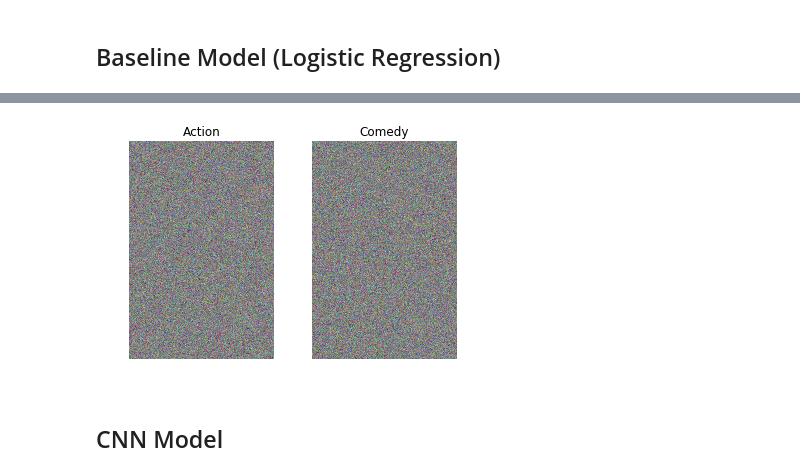
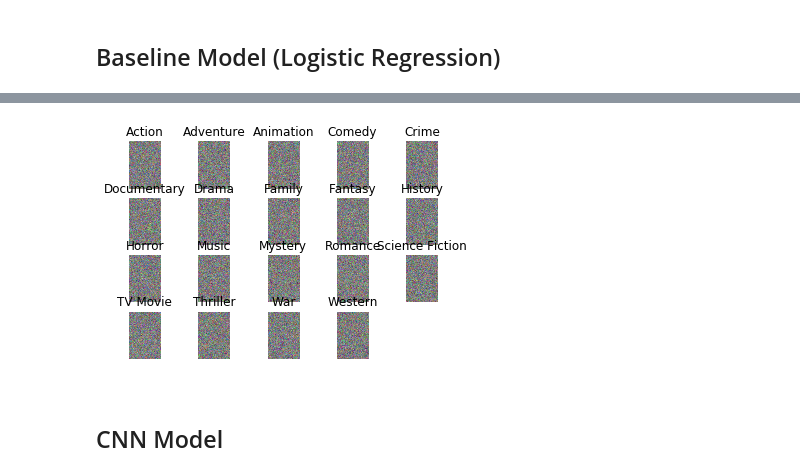
Before and after one commit to hsmall/CS231N-MoviePosters, a Jupyter notebook: experiments.ipynb, the cells around one changed output, grey strips where cells are left out. Cells and saved outputs as stored; diff of their text form; code cells hidden in the pictures.

Commit message:
Working versions of Logistic Regression / CNN (need to tune network depth/params to avoid overfitting).

```diff
--- a/experiments.ipynb
+++ b/experiments.ipynb
@@ -47,7 +48,7 @@ USED_GENRES_LIST = ALL_GENRES_LIST
 
 # Load and Shuffle Data.
 start_time = current_time_millis()
-posters = np.load('movie_data/posters_float.npy')
+posters = np.load('movie_data/posters.npy')
 genres = np.load('movie_data/genres.npy')
 posters, genres = sklearn.utils.shuffle(posters, genres)
 end_time = current_time_millis()
@@ -55,8 +56,8 @@ print('Loading Data took {0} seconds\n'.format((end_time-start_time)/1000.0))
 
 # Remove genres which we are not attempting to classify
 genres = filter_genres(ALL_GENRES_LIST, USED_GENRES_LIST, genres)
-percentages = np.mean(genres, axis=0)
+label_probabilities = np.mean(genres, axis=0, keepdims=True)
 print('Fraction of examples which belong to genre:')
 for i, genre in enumerate(USED_GENRES_LIST):
-    print('{0} : {1:.2f}'.format(genre, percentages[i]))
+    print('{0} : {1:.2f}'.format(genre, label_probabilities[0][i]))
 # %% [output]
@@ -118,6 +120,7 @@ rows, columns = 1, 5
 fig = plt.figure()
 for i in range(1, rows*columns+1):
     fig.add_subplot(rows, columns, i)
-    plt.imshow(train_dataset.X[i-1])
+    image = train_dataset.X[i-1] * train_std + train_mean
+    plt.imshow(image.astype(np.uint8))
     plt.axis('off')
 # %% [output]
@@ -150,0 +130,18 @@ KeyboardInterrupt:
+# %%
+# Free up memory from previous run(s)
+if 'model' in vars() or 'model' in globals():
+    del model
+    tf.reset_default_graph()
+
+model = LogisticRegression(
+    USED_GENRES_LIST,
+    label_probabilities,
+    train_dataset.X.shape[1:]
+)
+
+model.train(
+    train_dataset,
+    valid_dataset,
+    num_epochs = 10,
+    verbose=True
+)
@@ -151,17 +167,17 @@ KeyboardInterrupt:
 # %%
 W = model.get_weights()
 W = np.reshape(W, (278, 185, 3, len(USED_GENRES_LIST)))
 
 W_min, W_max = np.min(W), np.max(W)
 for i in range(len(USED_GENRES_LIST)):
-    plt.subplot(1, len(USED_GENRES_LIST), i + 1)
+    plt.subplot(4, 5, i + 1)
     # Rescale the weights to be between 0 and 255
     W_img = 255.0 * (W[:, :, :, i].squeeze() - W_min) / (W_max - W_min)
     plt.imshow(W_img.astype('uint8'))
     plt.axis('off')
     plt.title(USED_GENRES_LIST[i])
 # %% [output]
-[figure, old version]
+[figure, new version]
 # %% [markdown]
 ## CNN Model
 # %%
```
Also changed, not shown: parts of 7 cells of this notebook, 5 other files.
